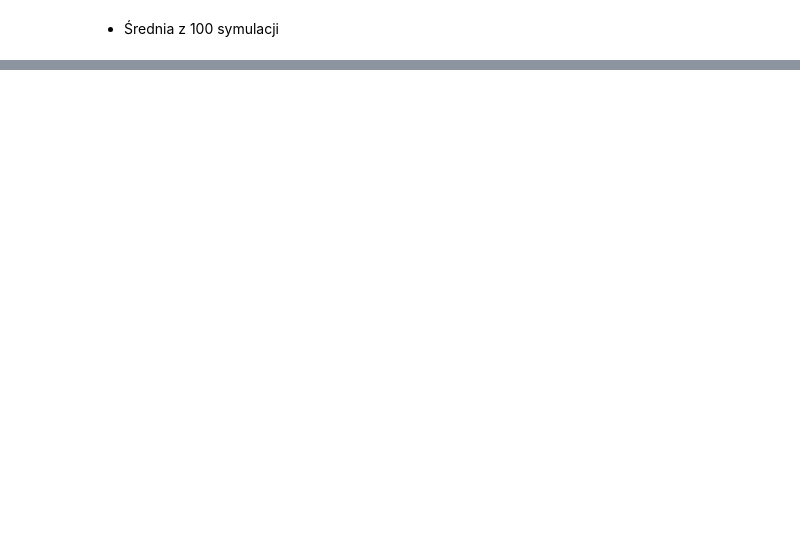
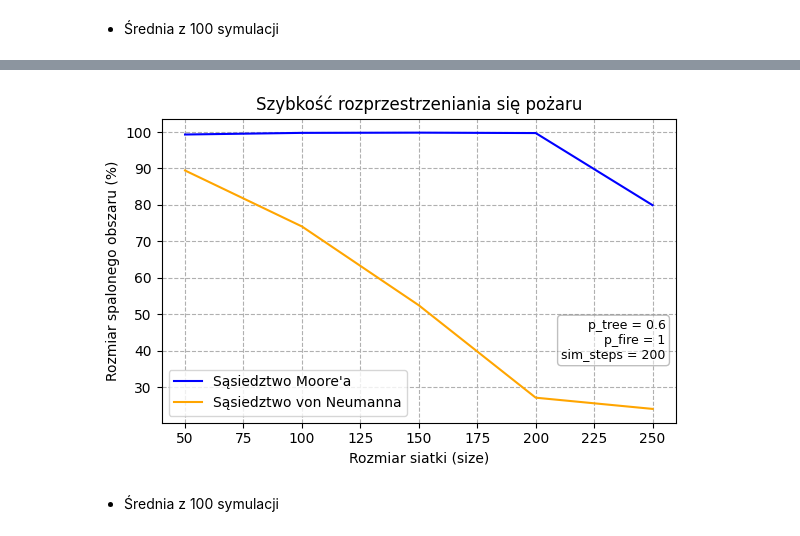
Before and after one commit to JKrempinska/fire-spread-percolation, a Jupyter notebook: fire.ipynb, the cells around one changed output, grey strips where cells are left out. Saved outputs shown, nothing was run; the diff lists cells and outputs as text; code cells hidden in the pictures; blank space fills up the shorter version.

```diff
--- a/fire.ipynb
+++ b/fire.ipynb
@@ -302,0 +307,34 @@ plt.show()
+# %%
+M = 200
+p_fire, p_tree = 1, 0.6
+size_values = np.arange(50, 300, 50)
+# %%
+burned_neumann_v5 = np.zeros((len(size_values), M))
+burned_moore_v5 = np.zeros((len(size_values), M))
+
+for i, size in enumerate(size_values):
+    burned_neumann_v5[i,:], _ = how_much_burned(size, p_fire=p_fire, p_tree=p_tree, neighborhood="von_neumann", M=M)
+    burned_moore_v5[i,:], _ = how_much_burned(size, p_fire=p_fire, p_tree=p_tree, neighborhood="moore", M=M)
+# %%
+plt.figure(figsize=(6, 4))
+plt.plot(size_values, burned_moore_v5[:,-1], label="Sąsiedztwo Moore'a", color="blue")
+plt.plot(size_values, burned_neumann_v5[:,-1], label="Sąsiedztwo von Neumanna", color="orange")
+plt.xlabel('Rozmiar siatki (size)')
+plt.ylabel('Rozmiar spalonego obszaru (%)')
+plt.title('Szybkość rozprzestrzeniania się pożaru')
+param_text = f"p_tree = {0.6}\np_fire = {p_fire}\nsim_steps = {M}"
+plt.text(0.98, 0.2, param_text,
+         transform=plt.gca().transAxes,
+         fontsize=9,
+         verticalalignment='bottom',
+         horizontalalignment='right',
+         bbox=dict(boxstyle='round', facecolor='white', edgecolor='gray', alpha=0.5))
+plt.legend(loc = "lower left")
+plt.grid(True, linestyle = '--')
+plt.tight_layout()
+#plt.savefig("burned_vs_size.png", dpi=300)
+plt.show()
+# %% [output]
+[figure, added]
+# %% [markdown]
+- Średnia z 100 symulacji
```
Also changed, not shown: parts of 7 cells of this notebook.
